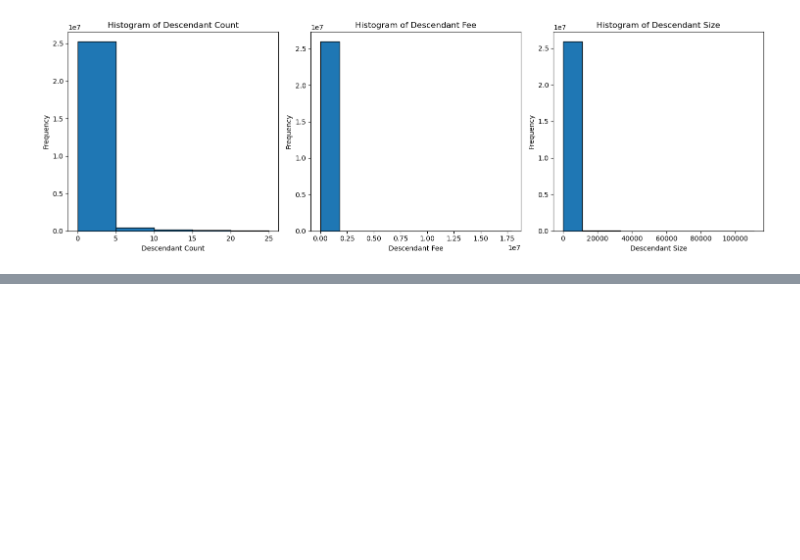
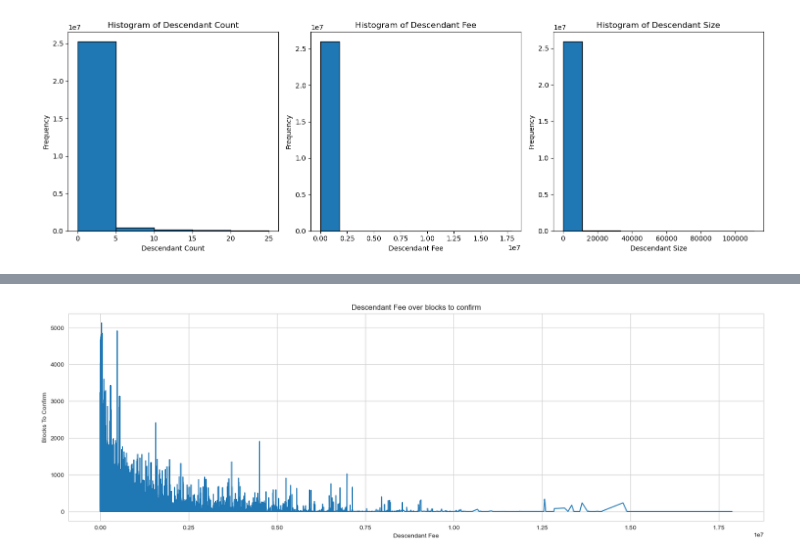
Before and after one commit to amnaahmad20/Bitcoin-Transactions-Latency-Forecasting-Dataset, a Jupyter notebook: blockchain_data analysis.ipynb, the cells around one changed output, grey strips where cells are left out. Cells and saved outputs as stored; diff of their text form; code cells hidden in the pictures; blank space fills up the shorter version.

Commit message:
new and updated file with data and feature engineering

```diff
--- a/blockchain_data analysis.ipynb
+++ b/blockchain_data analysis.ipynb
@@ -185,0 +195,15 @@ plt.show()
+# %%
+
+# Sort the DataFrame by 'descendant fee' to ensure the data is plotted in chronological order
+df_sorted = df.sort_values(by='DescendantFee')
+
+# Create a line plot
+plt.figure(figsize=(20, 6))
+plt.plot(df_sorted['DescendantFee'], df_sorted['BlocksToConfirm'], linestyle='solid')
+plt.xlabel('Descendant Fee')
+plt.ylabel('Blocks To Confirm')
+plt.title('Descendant Fee over blocks to confirm')
+plt.grid(True)
+plt.show()
+# %% [output]
+[figure, added]
```
Also changed, not shown: parts of 27 cells of this notebook.
